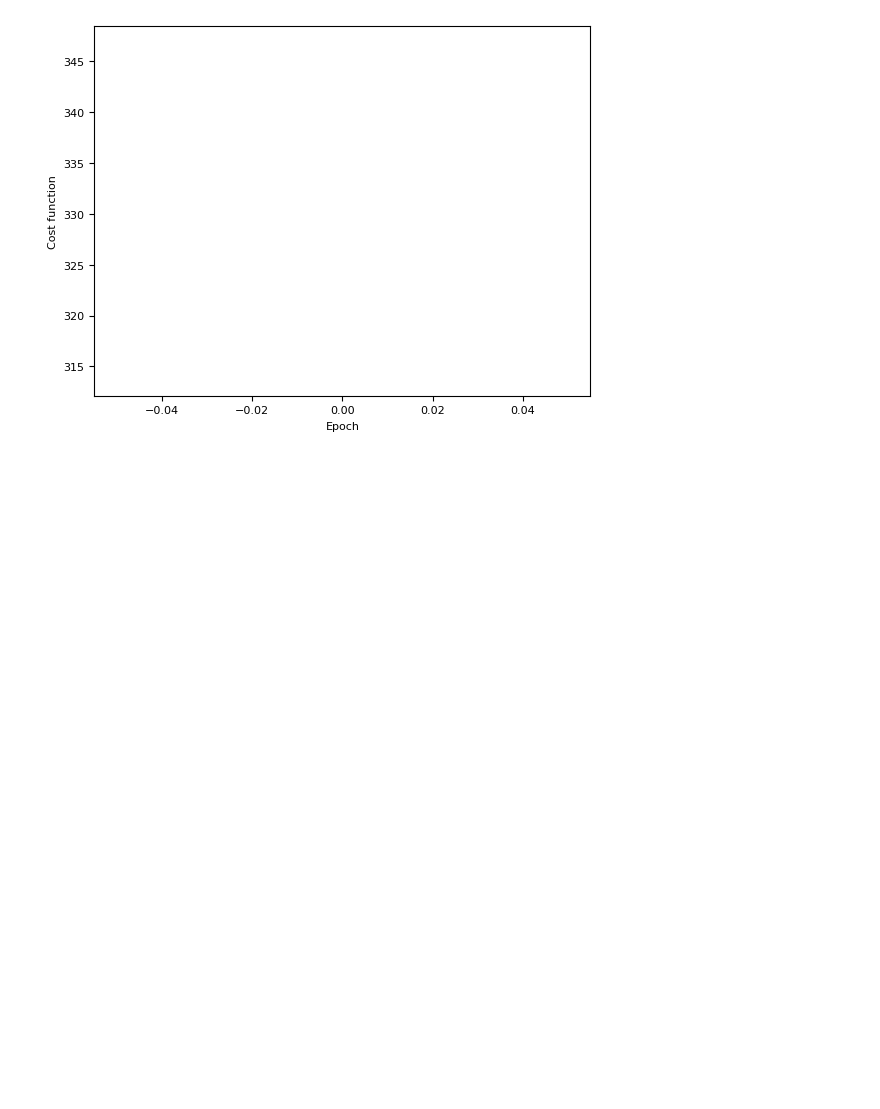
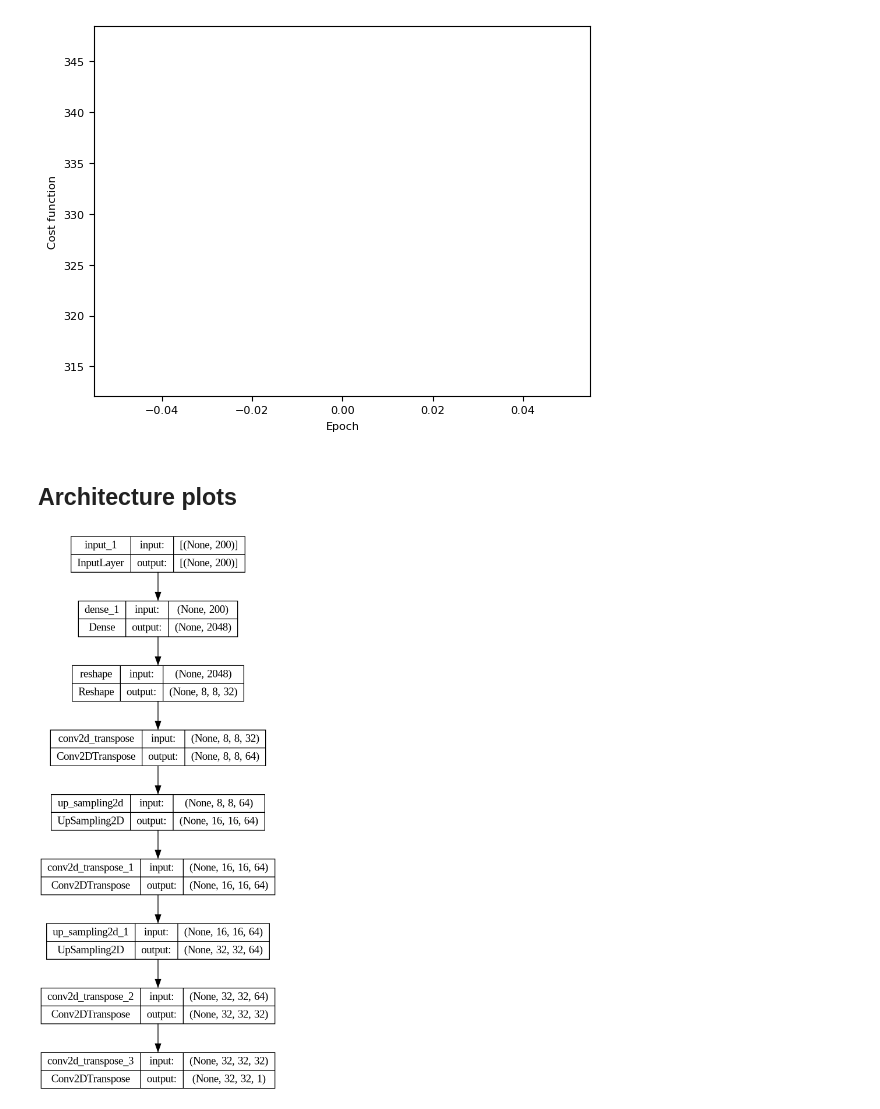
Before and after one commit to pSzyc/Ising, a Jupyter notebook: Model/VAE/VAE.ipynb, the cells around one changed output. Saved outputs shown, nothing was run; the diff lists cells and outputs as text; code cells hidden in the pictures; blank space fills up the shorter version.

```diff
--- a/Model/VAE/VAE.ipynb
+++ b/Model/VAE/VAE.ipynb
@@ -380,3 +380,49 @@ train_at_t(temp, model, results, batch_size, 1, latent_dim, num_examples_to_gene
 [figure]
 Epoch: 1, Test set ELBO: -330.280517578125, Time needed: 17.538630962371826
 [figure]
+# %% [markdown]
+## Architecture plots
+# %%
+kernel_size = 3
+latent_dim = 200
+encoder = tf.keras.Sequential(
+        [
+          tf.keras.layers.Conv2D(32, (kernel_size, kernel_size), activation='relu', padding="same", input_shape=(32, 32, 1)),
+          tf.keras.layers.BatchNormalization(),
+          tf.keras.layers.MaxPooling2D((2, 2)),
+          tf.keras.layers.Dropout(0.3),
+          tf.keras.layers.Conv2D(64, (kernel_size, kernel_size), padding="same", activation='relu'),
+          tf.keras.layers.BatchNormalization(),
+          tf.keras.layers.MaxPooling2D((2, 2)),
+          tf.keras.layers.Dropout(0.3),
+          tf.keras.layers.Conv2D(64, (kernel_size, kernel_size), padding="same", activation='relu'),
+          tf.keras.layers.BatchNormalization(),
+          tf.keras.layers.Dropout(0.3),
+          tf.keras.layers.Flatten(),
+          tf.keras.layers.Dense(latent_dim + latent_dim)
+          ]
+)
+
+decoder = tf.keras.Sequential(
+        [
+          tf.keras.layers.InputLayer(input_shape=(latent_dim,)),
+          tf.keras.layers.Dense(units=8*8*32, activation=tf.nn.relu),
+          tf.keras.layers.Reshape(target_shape=(8, 8, 32)),
+          tf.keras.layers.Conv2DTranspose(filters=64,kernel_size=kernel_size, strides=(1, 1),padding="same",activation='relu'),
+          tf.keras.layers.UpSampling2D(size=(2, 2)),
+          tf.keras.layers.Conv2DTranspose(filters=64,kernel_size=kernel_size, strides=(1, 1),padding="same",activation='relu'),
+          tf.keras.layers.UpSampling2D(size=(2, 2)),
+          tf.keras.layers.Conv2DTranspose(filters=32,kernel_size=kernel_size, strides=(1, 1),padding="same",activation='relu'),
+          tf.keras.layers.Conv2DTranspose(filters=1, kernel_size=kernel_size, strides=(1, 1), padding="same"),
+        ]
+)
+# %%
+from tensorflow.keras.utils import plot_model
+
+# Plot the encoder model
+plot_model(encoder, to_file='encoder.png', show_shapes=True, show_layer_names=True)
+
+# Plot the decoder model
+plot_model(decoder, to_file='decoder.png', show_shapes=True, show_layer_names=True)
+# %% [output]
+[figure, added]
```
Also changed, not shown: parts of 1 cell of this notebook, 15 other files.
